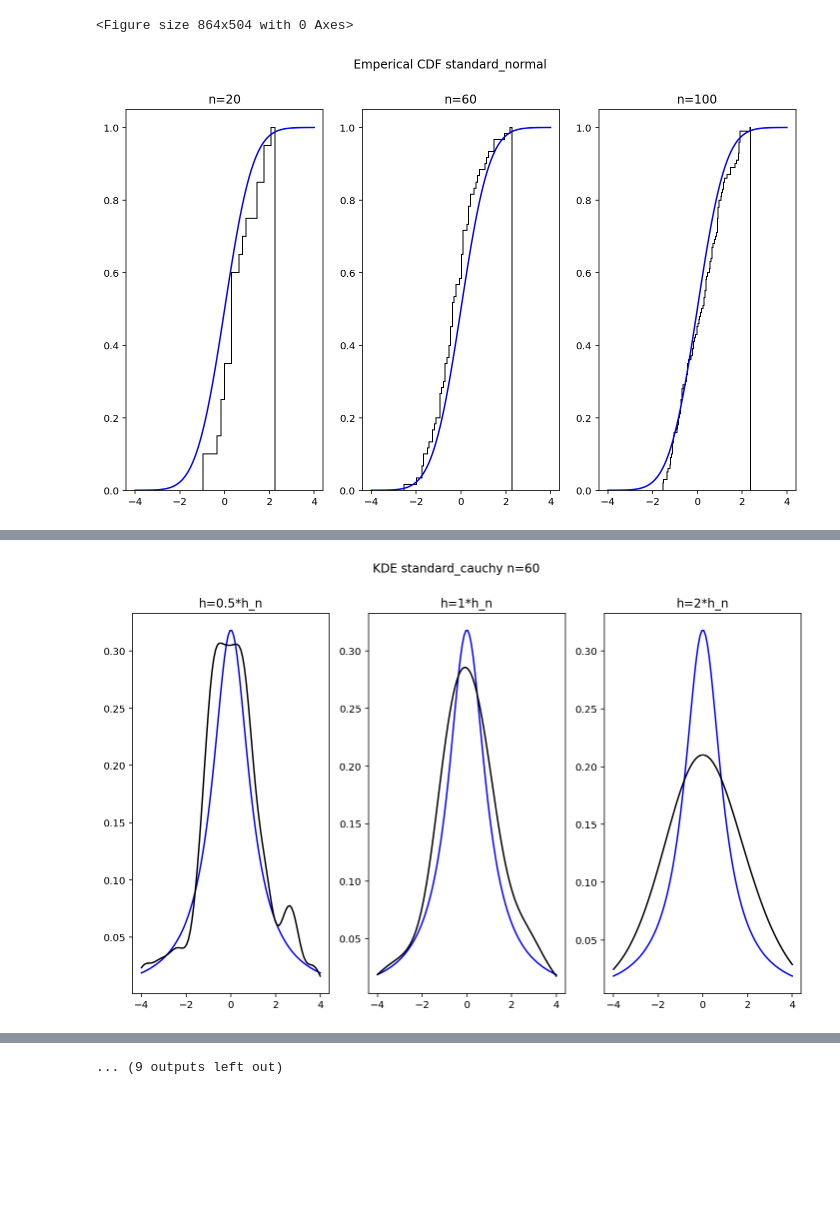
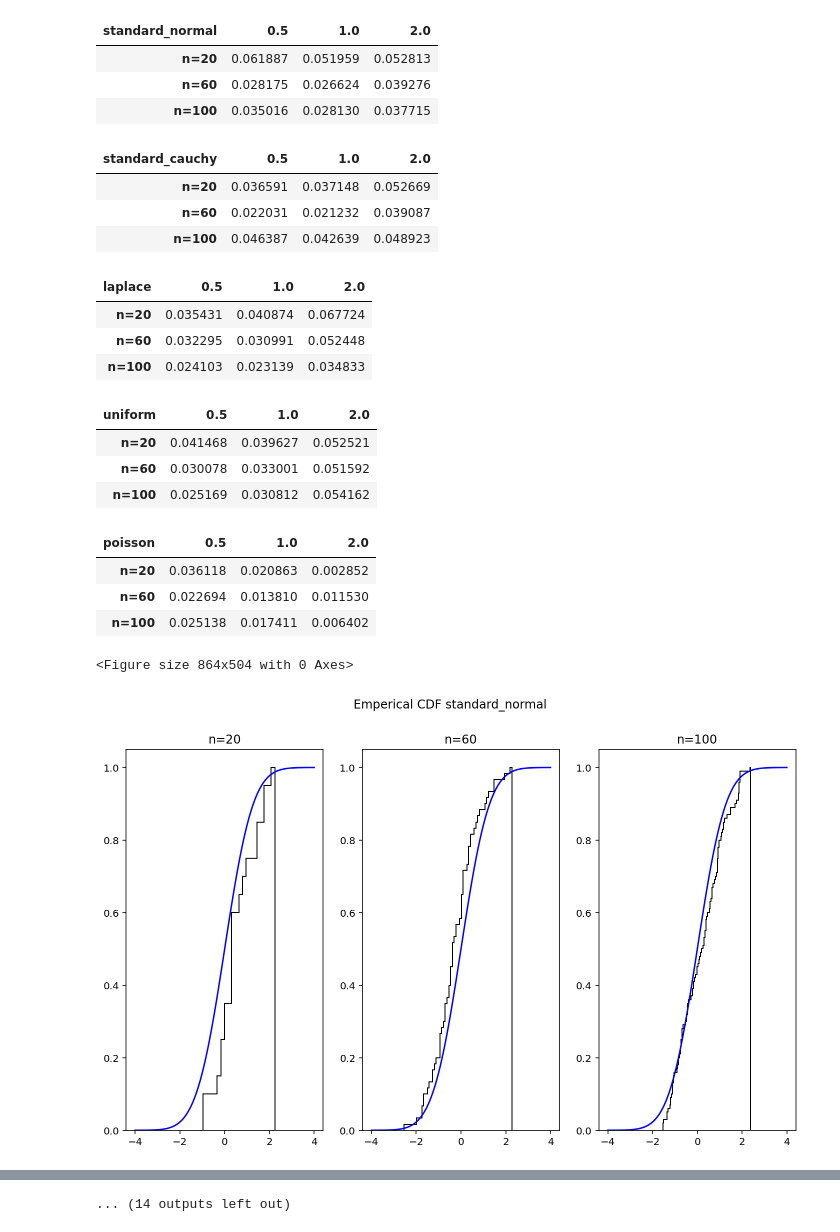
Before and after one commit to MeShootIn/matstat, a Jupyter notebook: lab_4/lab_4.ipynb, the cells around one changed output, grey strips where cells are left out. Saved outputs shown, nothing was run; the diff lists cells and outputs as text; code cells hidden in the pictures; blank space fills up the shorter version.

```diff
--- a/lab_4/lab_4.ipynb
+++ b/lab_4/lab_4.ipynb
@@ -11,7 +13,7 @@ def uniform_pdf(x):
     return uniform.pdf(x, -np.sqrt(3), 2 * np.sqrt(3))
 
 def poisson_pdf(k):
-    return np.exp(-10) * np.power(10, k) / gamma(k + 1)
+    return np.exp(-10) * np.power(10, k) / math.gamma(k + 1)
 
 distr_pdf = {
     'standard_normal' : norm.pdf,
@@ -79,12 +81,18 @@ def KDE(u, X, h):
 
     return s / (n * h)
 
+def E(z):
+    return np.mean(z)
+
 power = [20, 60, 100]
+k = [0.5, 1, 2]
 np.random.seed(0)
 # %%
 plt.tight_layout()
 
 for distr_name in distr_pdf.keys():
+    table = pd.DataFrame([], columns = k)
+    table.columns.name = distr_name
     fig_cdf, ax_cdf = plt.subplots(1, len(power))
 
     for i in range(len(power)):
@@ -94,36 +102,63 @@ for distr_name in distr_pdf.keys():
             a, b = -4, 4
 
         n = power[i]
+        line = []
         data = get_values_in_range(np.sort(distr_gen[distr_name](n)), a, b)
         x = np.linspace(a, b, 100)
 
         # эпирические функции
         cdf = distr_cdf[distr_name](x)
 
         ax_cdf[i].set_title('n=' + str(n))
         ax_cdf[i].hist(data, bins = len(data), density = True, histtype = 'step', cumulative = True, color = 'black')
         ax_cdf[i].plot(x, cdf, 'blue')
 
         # ядерные оценки
         h_n = silverman_h(data)
-        k = [0.5, 1, 2]
         fig_kde, ax_kde = plt.subplots(1, len(k))
 
         for j in range(len(k)):
             h = k[j] * h_n
+
             pdf = [distr_pdf[distr_name](xx) for xx in x]
             kde = [KDE(xx, data, h) for xx in x]
+            err = [math.fabs(pdf[i] - kde[i]) for i in range(x.size)]
+            line.append(E(err))
 
             ax_kde[j].set_title('h=' + str(k[j]) + '*h_n')
             ax_kde[j].plot(x, pdf, 'blue')
             ax_kde[j].plot(x, kde, 'black')
 
         fig_kde.suptitle('KDE ' + distr_name + ' n=' + str(n))
         fig_kde.savefig('kde_' + distr_name + '_' + str(n))
 
+        table.loc['n=' + str(n)] = line
+
     fig_cdf.suptitle('Emperical CDF ' + distr_name)
     fig_cdf.savefig('cdf_' + distr_name)
+
+    display(table)
 # %% [output]
+| standard_normal | 0.5 | 1.0 | 2.0 |
+| n=20 | 0.061887 | 0.051959 | 0.052813 |
+| n=60 | 0.028175 | 0.026624 | 0.039276 |
+| n=100 | 0.035016 | 0.028130 | 0.037715 |
+| standard_cauchy | 0.5 | 1.0 | 2.0 |
+| n=20 | 0.036591 | 0.037148 | 0.052669 |
+| n=60 | 0.022031 | 0.021232 | 0.039087 |
+| n=100 | 0.046387 | 0.042639 | 0.048923 |
+| laplace | 0.5 | 1.0 | 2.0 |
+| n=20 | 0.035431 | 0.040874 | 0.067724 |
+| n=60 | 0.032295 | 0.030991 | 0.052448 |
+| n=100 | 0.024103 | 0.023139 | 0.034833 |
+| uniform | 0.5 | 1.0 | 2.0 |
+| n=20 | 0.041468 | 0.039627 | 0.052521 |
+| n=60 | 0.030078 | 0.033001 | 0.051592 |
+| n=100 | 0.025169 | 0.030812 | 0.054162 |
+| poisson | 0.5 | 1.0 | 2.0 |
+| n=20 | 0.036118 | 0.020863 | 0.002852 |
+| n=60 | 0.022694 | 0.013810 | 0.011530 |
+| n=100 | 0.025138 | 0.017411 | 0.006402 |
 <Figure size 864x504 with 0 Axes>
 [figure]
 [figure]
@@ -131,4 +166,3 @@ for distr_name in distr_pdf.keys():
 [figure]
 [figure]
 [figure]
-[figure, removed]
@@ -139 +169 @@ for distr_name in distr_pdf.keys():
-... (9 outputs left out)
+... (14 outputs left out)
```
Also changed, not shown: parts of 2 cells of this notebook, 2 other files.
